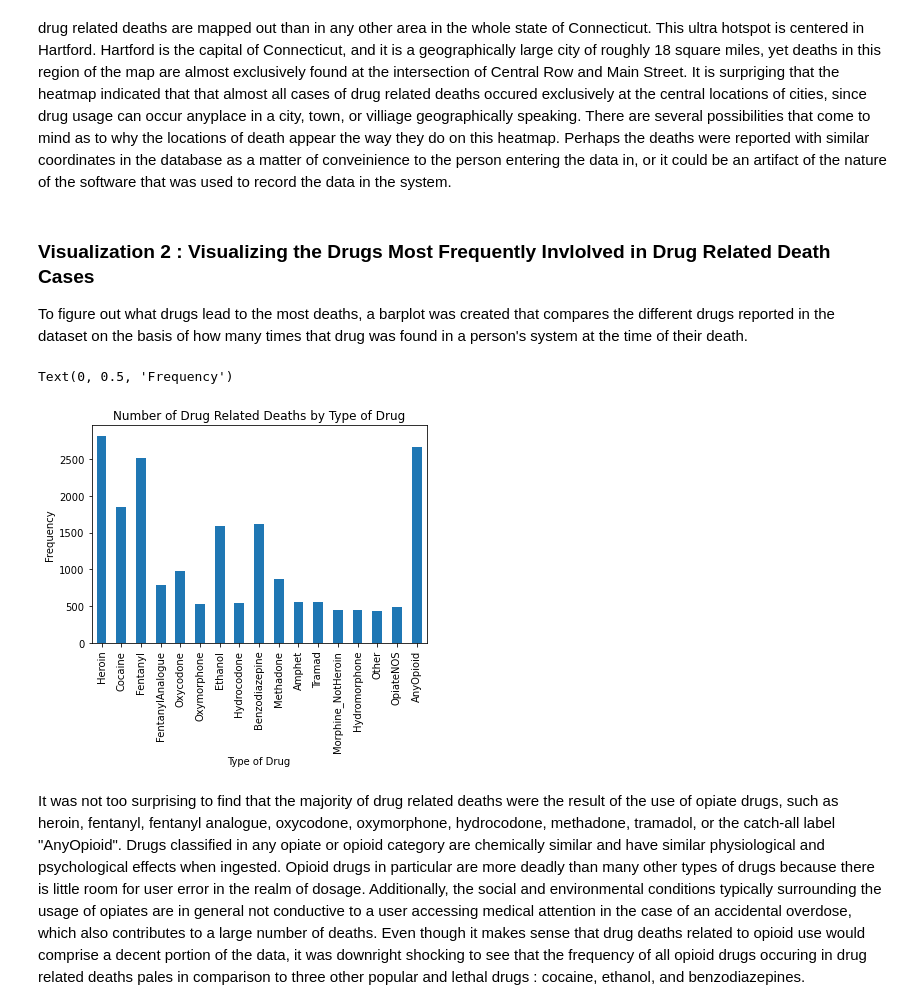
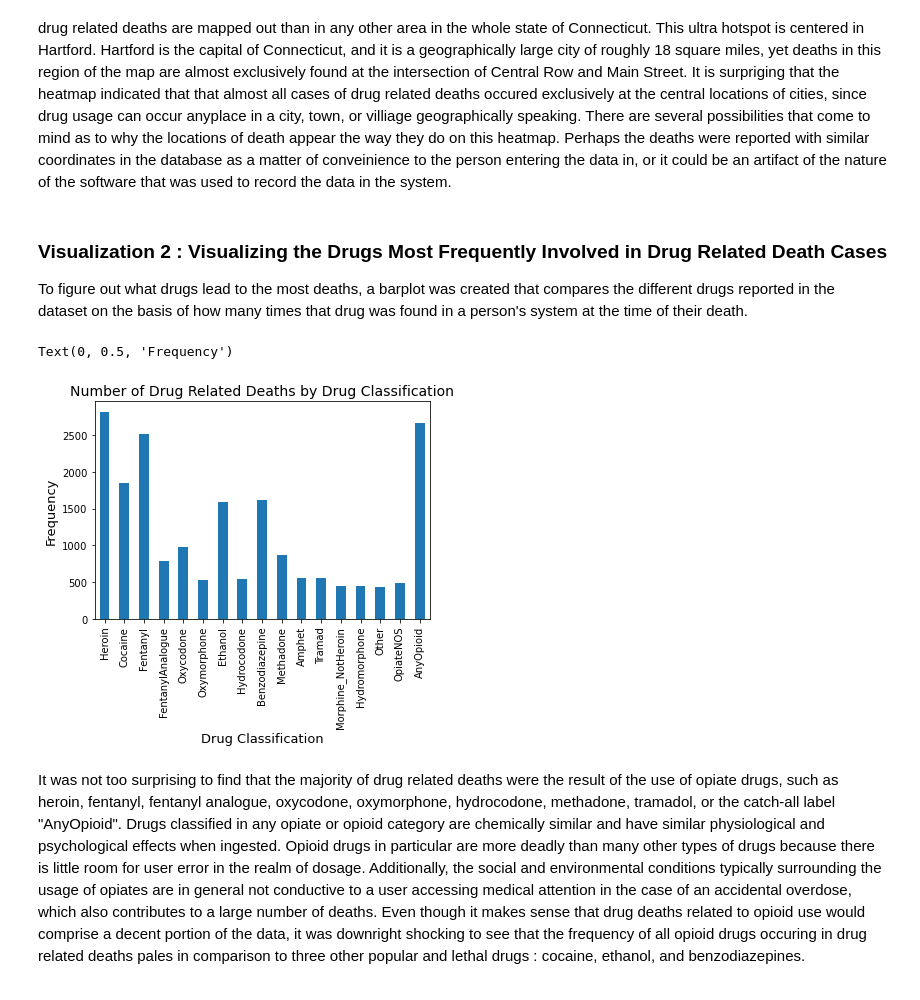
Before and after one commit to muhan-zhang/data200-final-project, a Jupyter notebook: Project.ipynb, the cells around one changed output. Saved outputs shown, nothing was run; the diff lists cells and outputs as text; code cells hidden in the pictures.

Commit message:
Add descriptive plot titles and axes labels with an appropriate font size

```diff
--- a/Project.ipynb
+++ b/Project.ipynb
@@ -844,16 +844,16 @@ ct_map.add_child(heatmap)
 **Analysis**:
 Even though the lattitude and longitude values of the location of drug related deaths, were used to create this heatmap, we see many clusters of "hot spots" rather than a more even geographical location of deaths.  Upon closer inspection of these hot spots, it appears that the locations of deaths related to drug use are clustered around the centers of towns and cities.  Another interesting characteristic of this map is that there is one ultra hotspot in which a much higher concentration of drug related deaths are mapped out than in any other area in the whole state of Connecticut.  This ultra hotspot is centered in Hartford.  Hartford is the capital of Connecticut, and it is a geographically large city of roughly 18 square miles, yet deaths in this region of the map are almost exclusively found at the intersection of Central Row and Main Street. It is surpriging that the heatmap indicated that that almost all cases of drug related deaths occured exclusively at the central locations of cities, since drug usage can occur anyplace in a city, town, or villiage geographically speaking.  There are several possibilities that come to mind as to why the locations of death appear the way they do on this heatmap.  Perhaps the deaths were reported with similar coordinates in the database as a matter of conveinience to the person entering the data in, or it could be an artifact of the nature of the software that was used to record the data in the system.
 # %% [markdown]
-### Visualization 2 : Visualizing the Drugs Most Frequently Invlolved in Drug Related Death Cases
+### Visualization 2 : Visualizing the Drugs Most Frequently Involved in Drug Related Death Cases
 To figure out what drugs lead to the most deaths, a barplot was created that compares the different drugs reported in the dataset on the basis of how many times that drug was found in a person's system at the time of their death.
 # %%
 drug_classifications.sum(axis = 0).plot.bar()
-plt.title('Number of Drug Related Deaths by Type of Drug')
-plt.xlabel('Type of Drug')
-plt.ylabel('Frequency')
+plt.title('Number of Drug Related Deaths by Drug Classification', fontsize=14)
+plt.xlabel('Drug Classification', fontsize=13)
+plt.ylabel('Frequency', fontsize=13)
 # %% [output]
 Text(0, 0.5, 'Frequency')
-[figure, old version]
+[figure, new version]
 # %% [markdown]
 It was not too surprising to find that the majority of drug related deaths were the result of the use of opiate drugs, such as heroin, fentanyl, fentanyl analogue, oxycodone, oxymorphone, hydrocodone, methadone, tramadol, or the catch-all label "AnyOpioid".  Drugs classified in any opiate or opioid category are chemically similar and have similar physiological and psychological effects when ingested.  Opioid drugs in particular are more deadly than many other types of drugs because there is little room for user error in the realm of dosage.  Additionally, the social and environmental conditions typically surrounding the usage of opiates are in general not conductive to a user accessing medical attention in the case of an accidental overdose, which also contributes to a large number of deaths.  Even though it makes sense that drug deaths related to opioid use would comprise a decent portion of the data, it was downright shocking to see that the frequency of all opioid drugs occuring in drug related deaths pales in comparison to three other popular and lethal drugs : cocaine, ethanol, and benzodiazepines.
 
```
Also changed, not shown: parts of 16 cells of this notebook.
